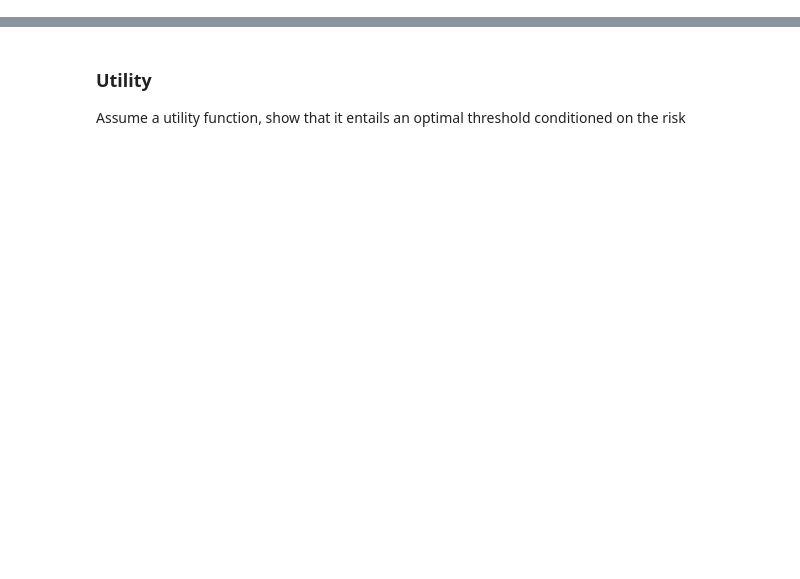
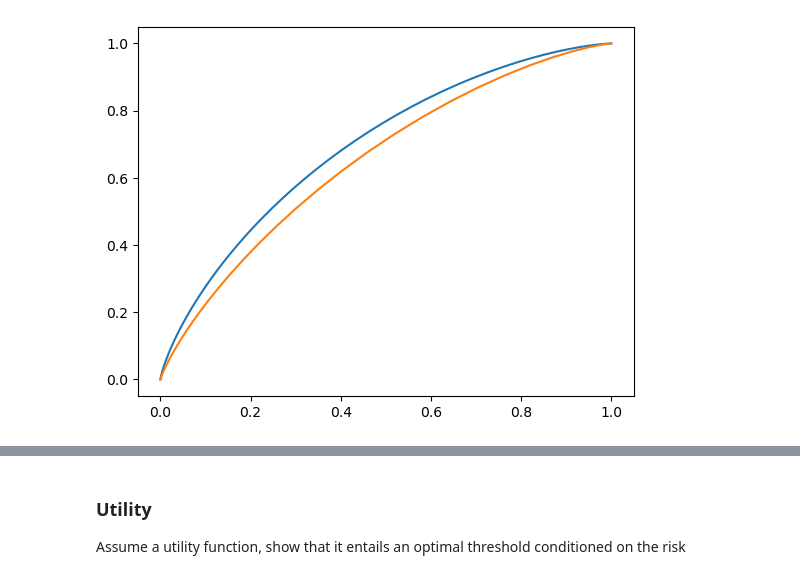
Before and after one commit to spfohl/fairness_simulation, a Jupyter notebook: risk_distribution_plots.ipynb, the cells around one changed output, grey strips where cells are left out. Drawn from its saved outputs; the diff is of its cells as text; code cells hidden in the pictures; blank space fills up the shorter version.

```diff
--- a/risk_distribution_plots.ipynb
+++ b/risk_distribution_plots.ipynb
@@ -167,3 +184,22 @@ pd.DataFrame(performance_metrics)
+# %%
+thresholds = parameters[key]['x'] = np.linspace(
+    0.001,
+    0.999,
+    100
+)
+
+metrics = {the_threshold: get_performance_metrics(parameters, the_threshold) for the_threshold in thresholds}
+metrics_df=pd.concat({key: pd.DataFrame(value) for key, value in metrics.items()})
+metrics_df = metrics_df.rename_axis(['threshold', 'metric']).reset_index()
+for key in parameters.keys():
+    parameters[key]['FPR'] = metrics_df.query('metric == "FPR"')[key].values
+    parameters[key]['TPR'] = metrics_df.query('metric == "TPR"')[key].values
+
+plt.plot(metrics_df.query('metric == "FPR"')['A'], metrics_df.query('metric == "TPR"')['A'])
+plt.plot(metrics_df.query('metric == "FPR"')['B'], metrics_df.query('metric == "TPR"')['B'])
+plt.show()
+# %% [output]
+[figure, added]
 # %%
 figsize=(8,1)
 wspace=0.5
```
Also changed, not shown: parts of 13 cells of this notebook, 5 other files.
